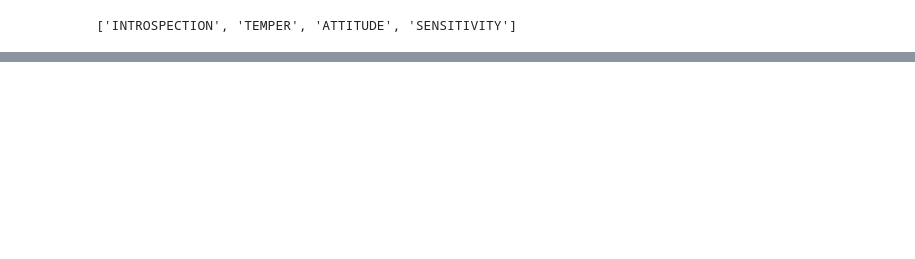
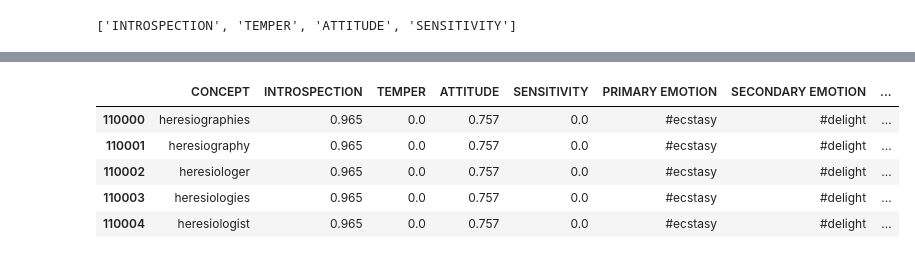
Before and after one commit to myeghaneh/ArguSentiment, a Jupyter notebook: src/SentimentFlow_Argumentation.ipynb, the cells around one changed output, grey strips where cells are left out. Cells and saved outputs as stored; diff of their text form; code cells hidden in the pictures; blank space fills up the shorter version.

```diff
--- a/src/SentimentFlow_Argumentation.ipynb
+++ b/src/SentimentFlow_Argumentation.ipynb
@@ -19,2 +25,4 @@ processor2.categories
 # %% [output]
 ['INTROSPECTION', 'TEMPER', 'ATTITUDE', 'SENSITIVITY']
+# %%
+senticnet = processor.senticnet_data
@@ -20,0 +44,9 @@ processor2.categories
+# %%
+senticnet[110000:110005]
+# %% [output]
+|  | CONCEPT | INTROSPECTION | TEMPER | ATTITUDE | SENSITIVITY | PRIMARY EMOTION | SECONDARY EMOTION | ... |
+| 110000 | heresiographies | 0.965 | 0.0 | 0.757 | 0.0 | #ecstasy | #delight | ... |
+| 110001 | heresiography | 0.965 | 0.0 | 0.757 | 0.0 | #ecstasy | #delight | ... |
+| 110002 | heresiologer | 0.965 | 0.0 | 0.757 | 0.0 | #ecstasy | #delight | ... |
+| 110003 | heresiologies | 0.965 | 0.0 | 0.757 | 0.0 | #ecstasy | #delight | ... |
+| 110004 | heresiologist | 0.965 | 0.0 | 0.757 | 0.0 | #ecstasy | #delight | ... |
```
Also changed, not shown: parts of 24 cells of this notebook.
